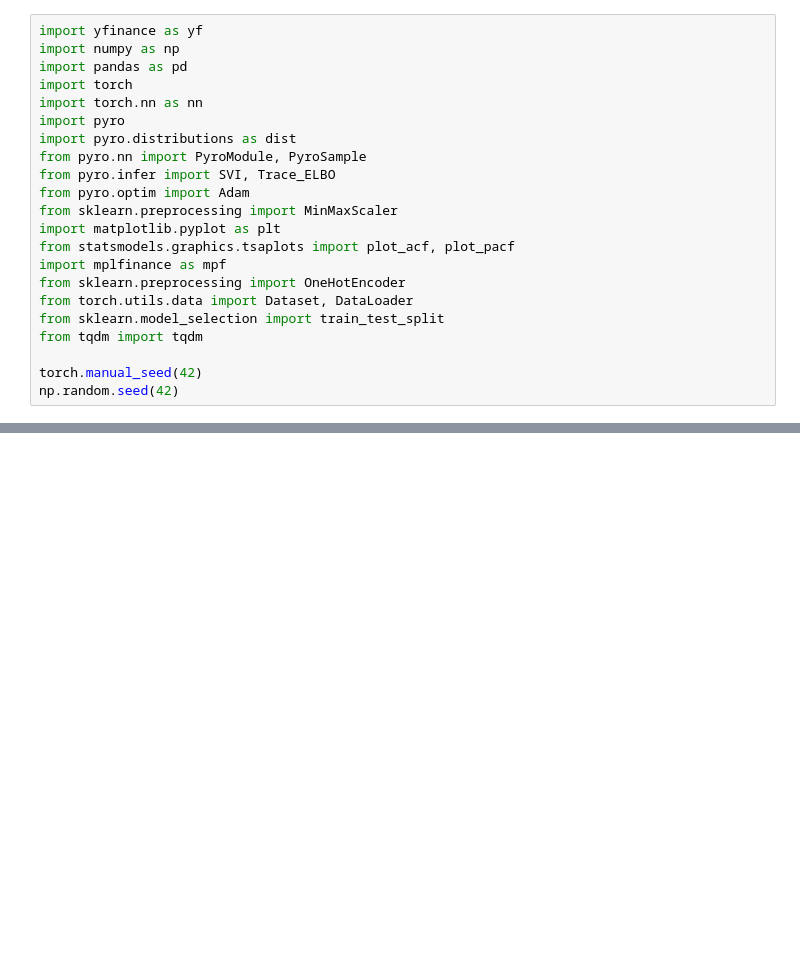
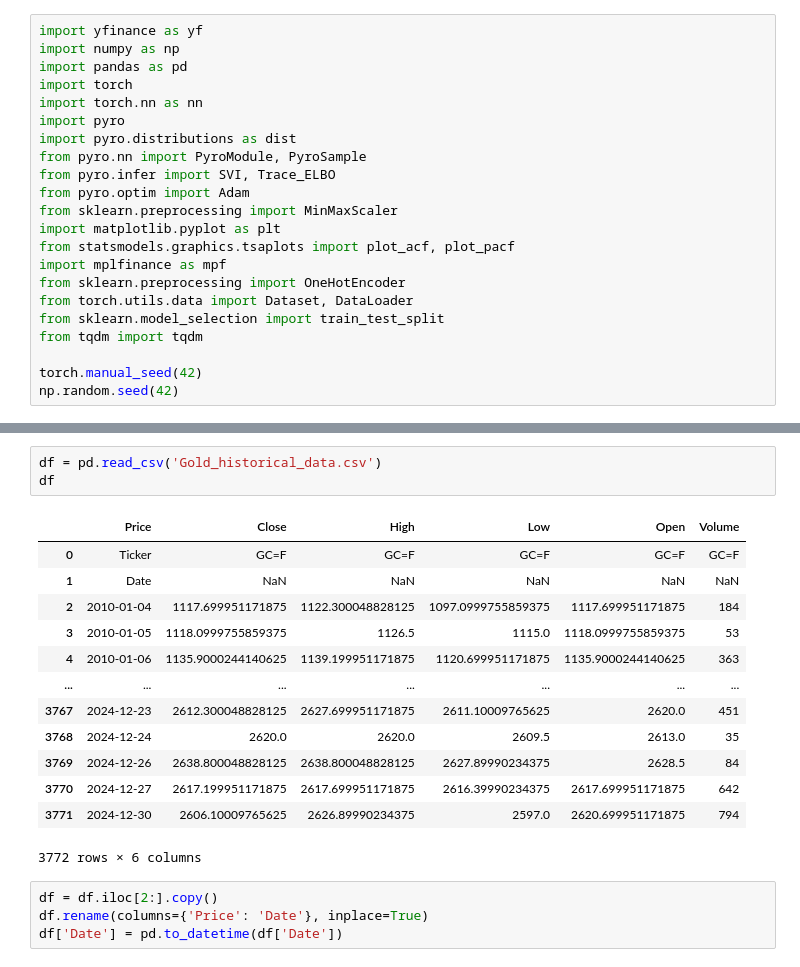
Before and after one commit to HammadAhmadMian/Final-Project, a Jupyter notebook: Prediction_of_Gold_Prices.ipynb, the cells around one changed output, grey strips where cells are left out. Drawn from its saved outputs; the diff is of its cells as text; blank space fills up the shorter version.

```diff
--- a/Prediction_of_Gold_Prices.ipynb
+++ b/Prediction_of_Gold_Prices.ipynb
@@ -46,0 +55,21 @@ np.random.seed(42)
+# %%
+df = pd.read_csv('Gold_historical_data.csv')
+df
+# %% [output]
+|  | Price | Close | High | Low | Open | Volume |
+| 0 | Ticker | GC=F | GC=F | GC=F | GC=F | GC=F |
+| 1 | Date | NaN | NaN | NaN | NaN | NaN |
+| 2 | 2010-01-04 | 1117.699951171875 | 1122.300048828125 | 1097.0999755859375 | 1117.699951171875 | 184 |
+| 3 | 2010-01-05 | 1118.0999755859375 | 1126.5 | 1115.0 | 1118.0999755859375 | 53 |
+| 4 | 2010-01-06 | 1135.9000244140625 | 1139.199951171875 | 1120.699951171875 | 1135.9000244140625 | 363 |
+| ... | ... | ... | ... | ... | ... | ... |
+| 3767 | 2024-12-23 | 2612.300048828125 | 2627.699951171875 | 2611.10009765625 | 2620.0 | 451 |
+| 3768 | 2024-12-24 | 2620.0 | 2620.0 | 2609.5 | 2613.0 | 35 |
+| 3769 | 2024-12-26 | 2638.800048828125 | 2638.800048828125 | 2627.89990234375 | 2628.5 | 84 |
+| 3770 | 2024-12-27 | 2617.199951171875 | 2617.699951171875 | 2616.39990234375 | 2617.699951171875 | 642 |
+| 3771 | 2024-12-30 | 2606.10009765625 | 2626.89990234375 | 2597.0 | 2620.699951171875 | 794 |
+3772 rows × 6 columns
+# %%
+df = df.iloc[2:].copy()
+df.rename(columns={'Price': 'Date'}, inplace=True)
+df['Date'] = pd.to_datetime(df['Date'])
```
Also changed, not shown: parts of 8 cells of this notebook.
